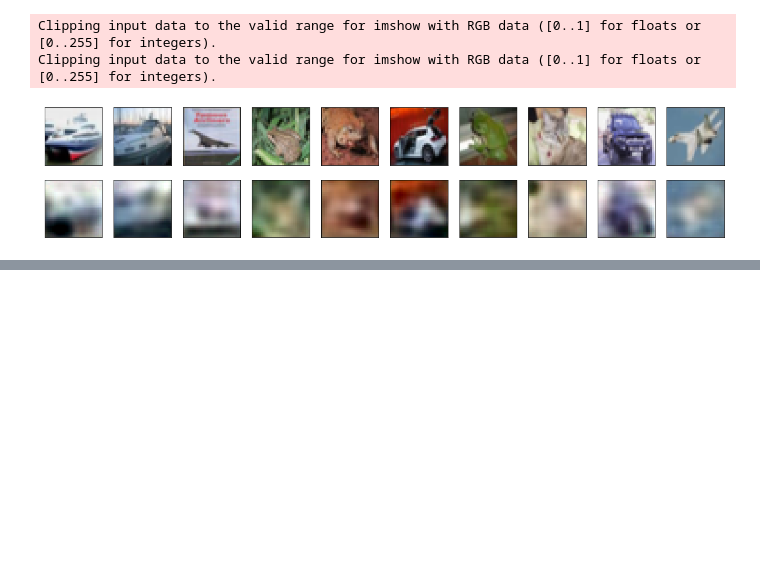
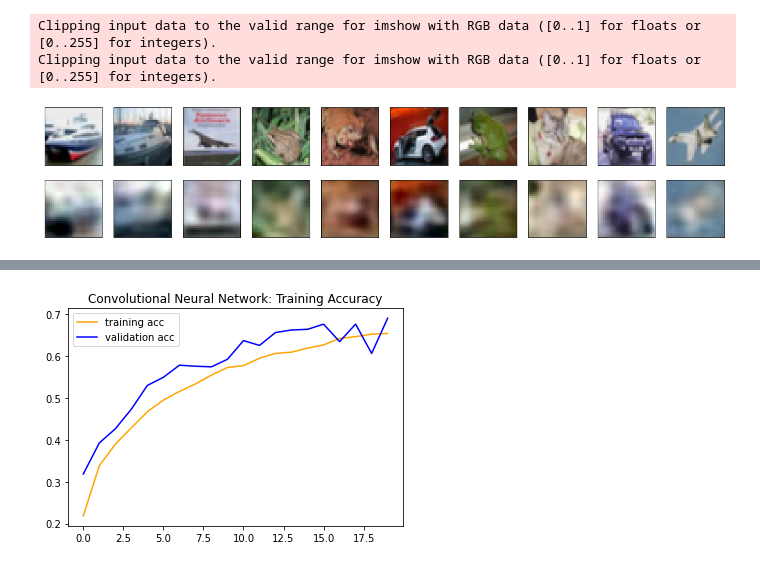
Before and after one commit to yyyyyokoko/NeuralNets590, a Jupyter notebook: homework/hw3_ll1038.ipynb, the cells around one changed output, grey strips where cells are left out. Drawn from its saved outputs; the diff is of its cells as text; code cells hidden in the pictures; blank space fills up the shorter version.

```diff
--- a/homework/hw3_ll1038.ipynb
+++ b/homework/hw3_ll1038.ipynb
@@ -152,0 +196,17 @@ Clipping input data to the valid range for imshow with RGB data ([0..1] for floa
+# %%
+model = Sequential()
+
+model.add(tfkl.Conv2D(filters=64, kernel_size=(3,3), strides=(1,1),padding='valid', activation='relu', input_shape=(32,32,3)))
+model.add(tfkl.Conv2D(filters=64, kernel_size=(3,3), strides=(1,1),padding='valid', activation='relu'))
+model.add(tfkl.MaxPooling2D(pool_size=(2,2), padding = 'valid'))
+model.add(tfkl.Dropout(0.25))
+
+model.add(tfkl.Conv2D(filters=64, kernel_size=(4,4), strides=(1,1),padding='valid', activation='relu'))
+model.add(tfkl.MaxPooling2D(pool_size=(2, 2)))
+model.add(tfkl.Dropout(0.25))
+
+model.add(tfkl.Flatten())
+model.add(tfkl.Dense(64, activation='relu'))
+model.add(tfkl.Dropout(0.25))
+model.add(tfkl.Dense(10, activation='softmax'))
+model.summary()
@@ -152,0 +231,13 @@ Clipping input data to the valid range for imshow with RGB data ([0..1] for floa
+# %%
+model.compile(optimizer='rmsprop',
+              loss='categorical_crossentropy',
+              metrics=['accuracy'])
+
+ytrain_label = to_categorical(y_train)
+ytest_label = to_categorical(y_test)
+
+results =model.fit(x_train,
+                      ytrain_label,
+                      steps_per_epoch=100,
+                      epochs=20,batch_size=128,
+                      validation_data=(x_test,ytest_label))
@@ -152,0 +274,13 @@ Clipping input data to the valid range for imshow with RGB data ([0..1] for floa
+# %%
+history = pd.DataFrame.from_dict(results.history)
+
+acc = history['accuracy']
+val_acc = history['val_accuracy']
+epochs = range(len(acc))
+plt.plot(epochs, acc, '-', color='orange', label='training acc')
+plt.plot(epochs, val_acc, '-', color='blue', label='validation acc')
+plt.title('Convolutional Neural Network: Training Accuracy')
+plt.legend()
+plt.show()
+# %% [output]
+[figure, added]
```
Also changed, not shown: parts of 35 cells of this notebook.
